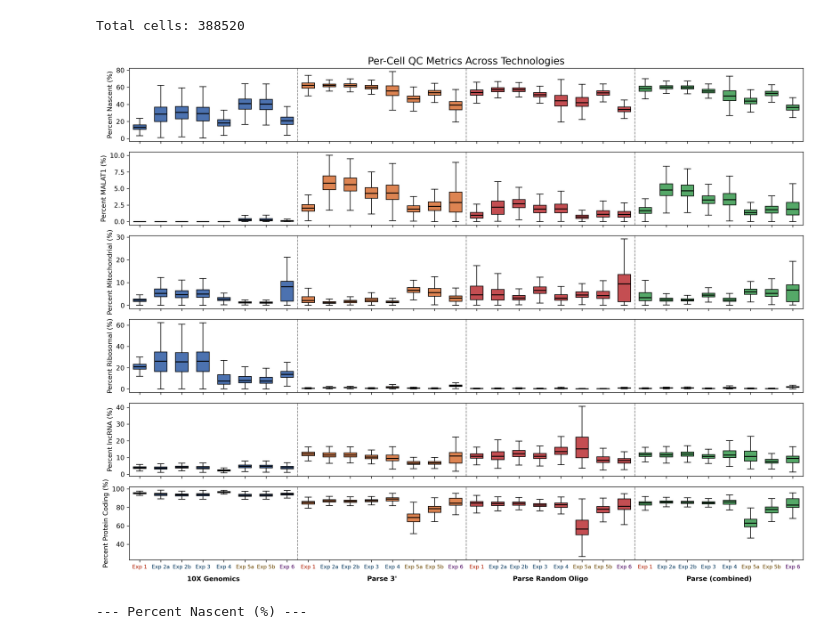
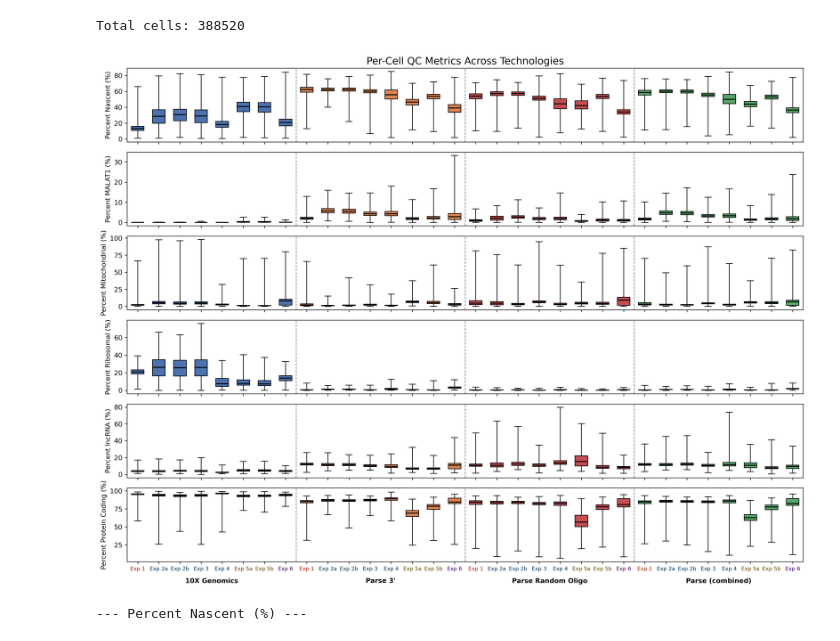
Before and after one commit to mcaskey6/10XvParse, a Jupyter notebook: Notebooks/Comparisons/boxplots.ipynb, the cells around one changed output. Drawn from its saved outputs; the diff is of its cells as text; code cells hidden in the pictures.

```diff
--- a/Notebooks/Comparisons/boxplots.ipynb
+++ b/Notebooks/Comparisons/boxplots.ipynb
@@ -255,39 +255,40 @@ for ax, (metric, ylabel) in zip(axes, METRICS):
         data_by_label,
         positions=range(len(x_order)),
         patch_artist=True,
-        showfliers=False,
+        showfliers=True,
         widths=0.6,
+        whis=[0, 100],
         medianprops=dict(color='black', linewidth=1.5),
     )
     for i, patch in enumerate(bp['boxes']):
         patch.set_facecolor(COLORS[TECHS[i // n_samples]])
 
     for t in range(1, len(TECHS)):
         ax.axvline(x=t * n_samples - 0.5, color='gray', linestyle='--', linewidth=1)
 
     ax.set_ylabel(ylabel)
 
 # Experiment name tick labels (no tech)
 axes[-1].set_xticks(range(len(x_order)))
 axes[-1].set_xticklabels(display_labels, fontsize=8)
 for tick_idx, tick in enumerate(axes[-1].get_xticklabels()):
     tick.set_color(TISSUE_COLORS[SAMPLES[tick_idx % n_samples]['tissue']])
 
 # Centered technology group labels below the tick labels
 for t_idx, tech in enumerate(TECHS):
     center = t_idx * n_samples + (n_samples - 1) / 2
     axes[-1].text(center, -0.22, TECH_LABELS[tech], ha='center', va='top',
                   fontsize=10, fontweight='bold', color='black',
                   transform=axes[-1].get_xaxis_transform())
 
 legend_handles = [mpatches.Patch(color=COLORS[t], label=TECH_LABELS[t]) for t in TECHS]
 axes[0].set_title('Per-Cell QC Metrics Across Technologies', fontsize=15)
 
 fig.subplots_adjust(bottom=0.12)
 fig.tight_layout(rect=[0, 0.06, 1, 1])
 plt.show()
 # %% [output]
-[figure, old version]
+[figure, new version]
 # %%
 rows = []
 for tech in TECHS:
```
Also changed, not shown: parts of 4 cells of this notebook, 29 other files.
